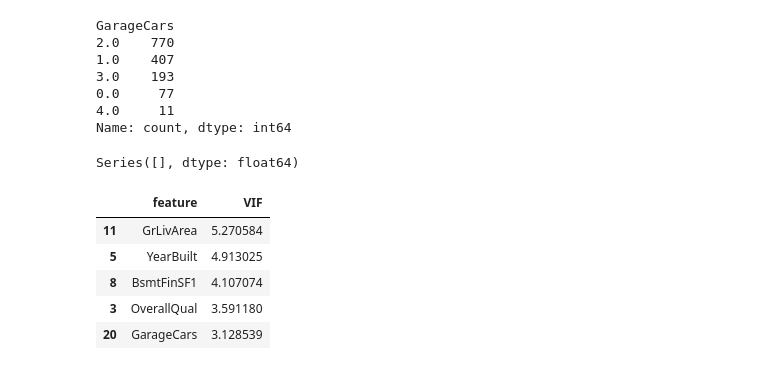
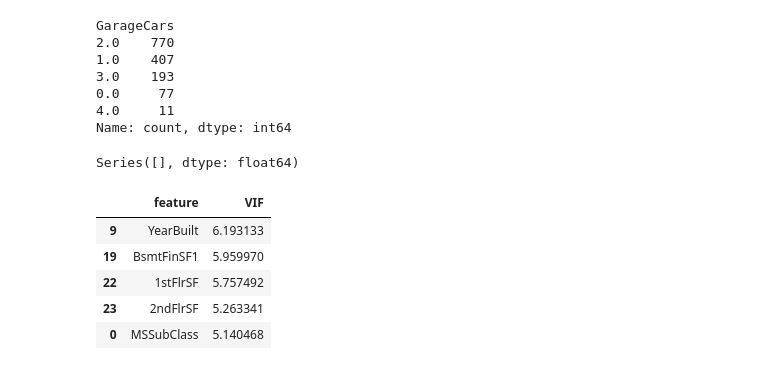
Before and after one commit to SerhiiDolhopolov/ML_Final_HousePredict, a Jupyter notebook: src/feature_engineering.ipynb, the cells around one changed output. Cells and saved outputs as stored; diff of their text form; code cells hidden in the pictures.

```diff
--- a/src/feature_engineering.ipynb
+++ b/src/feature_engineering.ipynb
@@ -12,7 +14,7 @@ pd.set_option('display.max_rows', None)
 # %%
 target_column = "SalePrice"
 
-train_df = pd.read_csv("../HousePrice_train.csv")
-train_X = train_df.drop(columns=[target_column])
-test_X = pd.read_csv("../HousePrice_test.csv")
+df = pd.read_csv("../data/HousePrice_train.csv")
+X_train = df.drop(columns=[target_column])
+X_test = pd.read_csv("../data/HousePrice_test.csv")
 # %%
@@ -634,7 +636,8 @@ Gd    134
 Mn    114
 Name: count, dtype: int64
 # %%
-train_X = TreeSimilarPipeline(train_X, SplitDataType.TRAIN).build()
+label_encoder = LabelEncoder()
+X_train = TreeSimilarPipeline(X_train, SplitDataType.TRAIN, label_encoder).build()
 # %% [output]
 DEBUG:root:TRAIN - Function: _drop_not_needed
 Size: (1460, 74)
@@ -682,7 +683,7 @@ FeatureManager.get_VIF_correlation_features(train_X).head()
 # %% [markdown]
 # Досліджую тестову
 # %%
-test_X = TreeSimilarPipeline(test_X, SplitDataType.TEST).build()
+X_test = TreeSimilarPipeline(X_test, SplitDataType.TEST, label_encoder).build()
 # %% [output]
 DEBUG:root:TEST - Function: _drop_not_needed
 Size: (1459, 74)
@@ -764,11 +772,11 @@ FeatureManager.get_high_correlation_features(test_X).head()
 # %% [output]
 Series([], dtype: float64)
 # %%
-FeatureManager.get_VIF_correlation_features(test_X).head()
+FeatureManager.get_VIF_correlation_features(X_test).head()
 # %% [output]
 |  | feature | VIF |
-| 11 | GrLivArea | 5.270584 |
-| 5 | YearBuilt | 4.913025 |
-| 8 | BsmtFinSF1 | 4.107074 |
-| 3 | OverallQual | 3.591180 |
-| 20 | GarageCars | 3.128539 |
+| 9 | YearBuilt | 6.193133 |
+| 19 | BsmtFinSF1 | 5.959970 |
+| 22 | 1stFlrSF | 5.757492 |
+| 23 | 2ndFlrSF | 5.263341 |
+| 0 | MSSubClass | 5.140468 |
```
Also changed, not shown: parts of 64 cells of this notebook, 17 other files.
